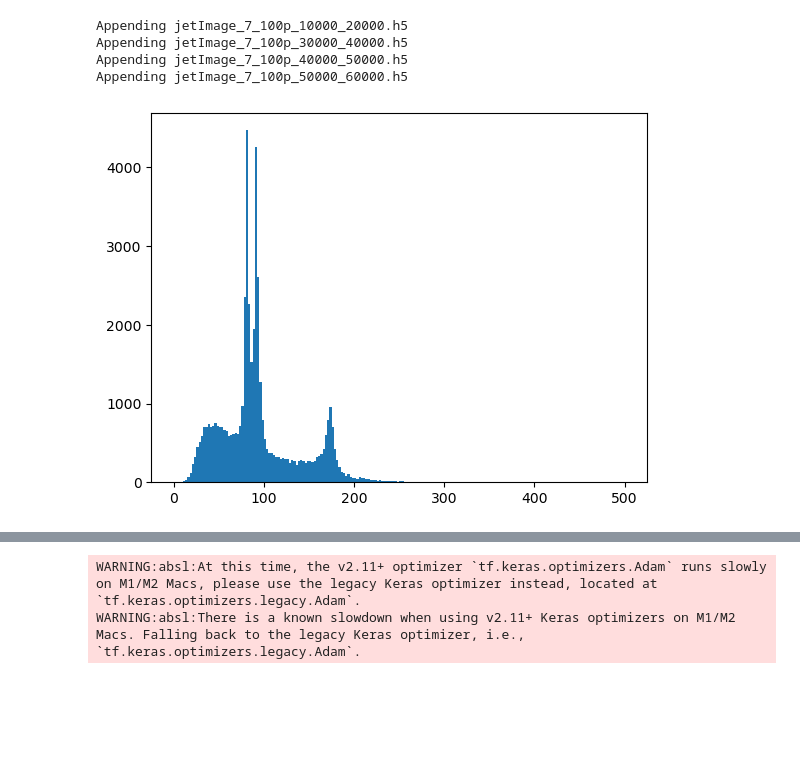
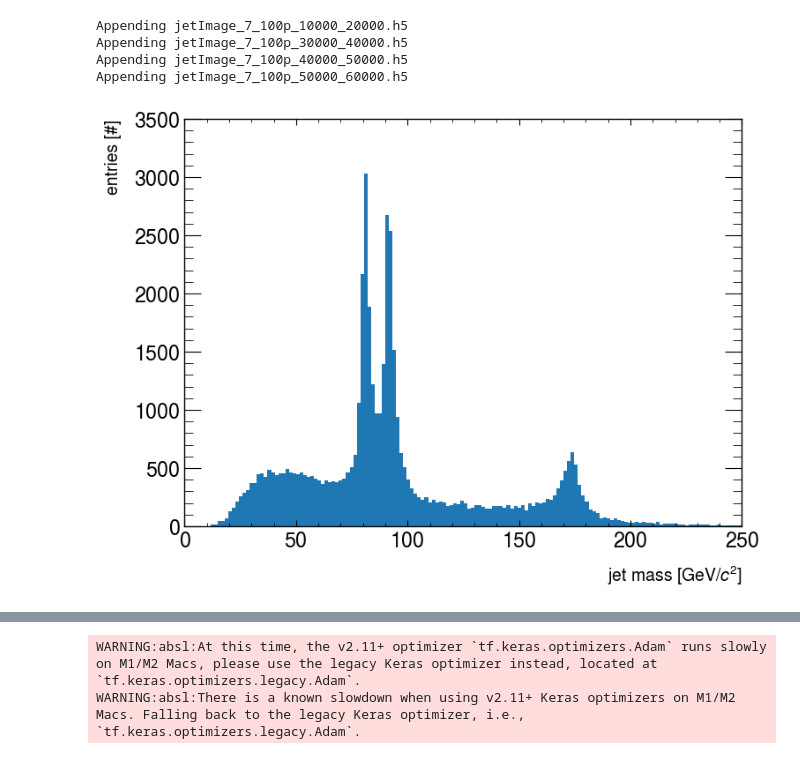
Before and after one commit to ChSonnabend/SSI_2023, a Jupyter notebook: EF4/Chris.ipynb, the cells around one changed output, grey strips where cells are left out. Cells and saved outputs as stored; diff of their text form; code cells hidden in the pictures; blank space fills up the shorter version.

```diff
--- a/EF4/Chris.ipynb
+++ b/EF4/Chris.ipynb
@@ -27,6 +27,9 @@ from sklearn.model_selection import train_test_split
 from sklearn.metrics import roc_curve, auc, confusion_matrix
 
 from networks import *
+import mplhep
+
+plt.style.use(mplhep.style.ATLAS)
 # %%
 if torch.cuda.is_available():
     device = "cuda"
@@ -89,7 +92,9 @@ Appending jetImage_7_100p_50000_60000.h5
 num_classes = len(np.unique(target))
 label_names= ["gluon", "quark", "W", "Z", "top"]
 # %%
-plt.hist(mass, range=[0,500], bins=200)
+plt.hist(mass, range=[10,250], bins=150)
+plt.ylabel("entries [#]")
+plt.xlabel(r"jet mass [GeV/$c^2$]")
 plt.show()
 # %% [output]
-[figure, old version]
+[figure, new version]
```
Also changed, not shown: parts of 17 cells of this notebook.
